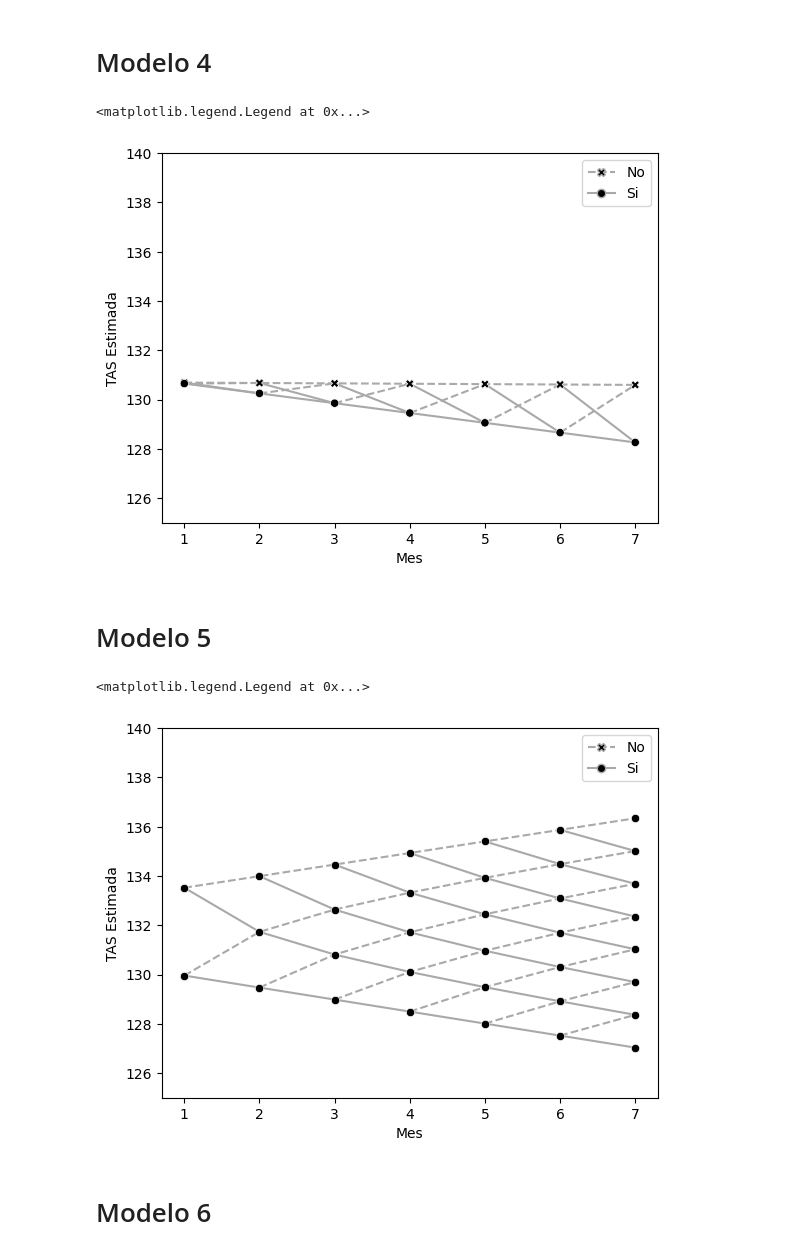
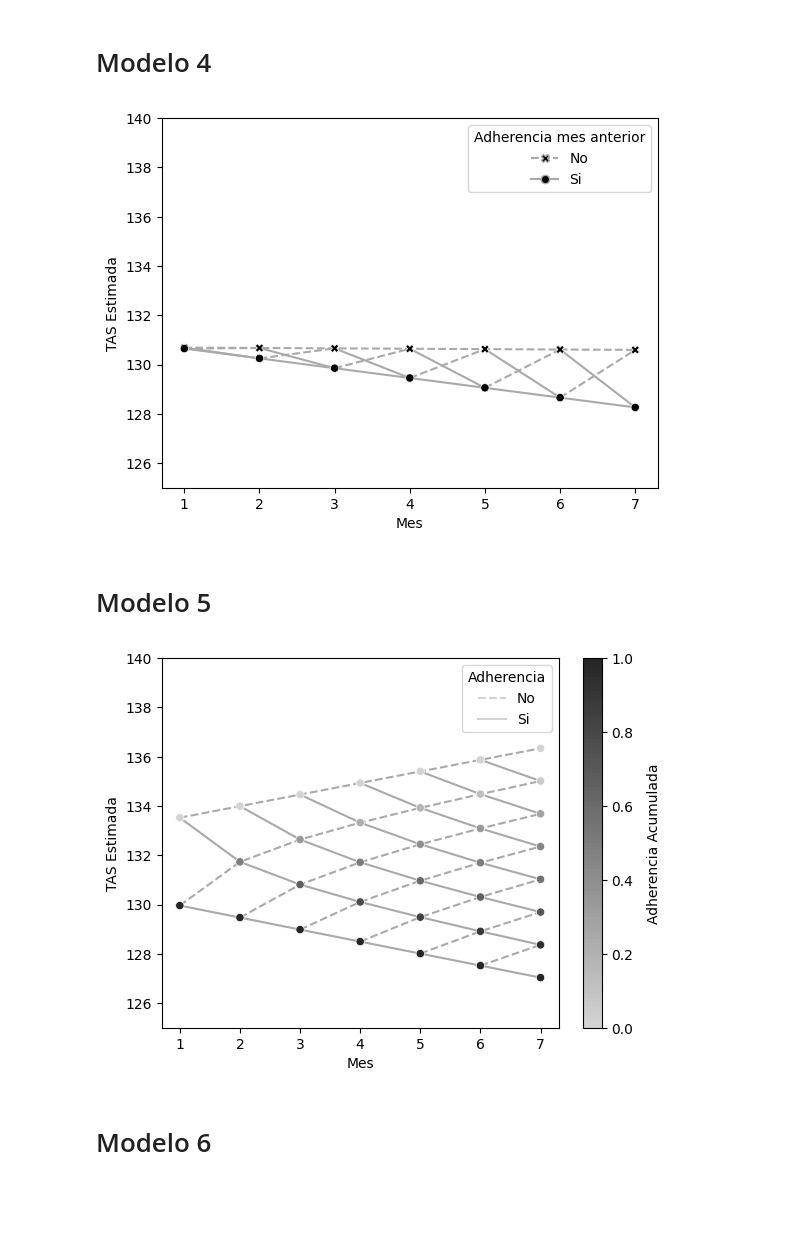
Before and after one commit to ecometto94/Tesis, a Jupyter notebook: Sintaxis/Análisis Inferencial_R.ipynb, the cells around one changed output. Saved outputs shown, nothing was run; the diff lists cells and outputs as text; code cells hidden in the pictures; blank space fills up the shorter version.

```diff
--- a/Sintaxis/Análisis Inferencial_R.ipynb
+++ b/Sintaxis/Análisis Inferencial_R.ipynb
@@ -372,10 +380,11 @@ sns.lineplot(
 
 plt.ylim(YLIM)
 plt.ylabel("TAS Estimada")
-plt.legend(handles=handles)
+plt.legend(handles=handles, title="Adherencia mes anterior")
+
+plt.savefig(f"{PATH_TO_IMG}/modelo_4.png", bbox_inches='tight')
 # %% [output]
-<matplotlib.legend.Legend at 0x...>
-[figure, old version]
+[figure, new version]
 # %% [markdown]
 # Modelo 5
 # %%
@@ -416,38 +425,43 @@ lines_df_5["Estimated"] = get_predictions(modelo_5, lines_df_5)
 # %%
 sns.scatterplot(
     data=scatter_df_5,
     x="Mes",
     y="Estimated",
     color="black",
-    zorder=2
+    zorder=2,
+    hue="Adherencia_Acumulada",
+    palette=sorted(sns.color_palette("dark:lightgrey", n_colors=scatter_df_5["Adherencia_Acumulada"].nunique()), reverse=True)
 )
 sns.lineplot(
     data=dashed_lines_df_5,
     x="Mes",
     y="Estimated",
     hue="id",
     linestyle="--",
-    # palette=sorted(sns.color_palette("dark:lightgrey", n_colors=dashed_lines_df_5["id"].nunique()), reverse=True),
-    palette=["darkgrey"] * lines_df_4["id"].nunique(),
+    palette=["darkgrey"] * dashed_lines_df_5["id"].nunique(),
     zorder=1
 )
 sns.lineplot(
     data=lines_df_5,
     x="Mes",
     y="Estimated",
     hue="id",
     linestyle="-",
-    # palette=sorted(sns.color_palette("dark:lightgrey", n_colors=dashed_lines_df_5["id"].nunique()), reverse=False),
-    palette=["darkgrey"] * lines_df_4["id"].nunique(),
+    palette=["darkgrey"] * lines_df_5["id"].nunique(),
     zorder=1
 )
 
 plt.ylim(YLIM)
 plt.ylabel("TAS Estimada")
-plt.legend(handles=handles)
+plt.legend(handles=handles_5, title="Adherencia")
+
+cmap = ListedColormap(sorted(sns.color_palette("dark:lightgrey", n_colors=100), reverse=True))
+colorbar = plt.colorbar(plt.cm.ScalarMappable(cmap=cmap))
+colorbar.ax.set_ylabel('Adherencia Acumulada', rotation=90, labelpad=10)
+
+plt.savefig(f"{PATH_TO_IMG}/modelo_5.png", bbox_inches='tight')
 # %% [output]
-<matplotlib.legend.Legend at 0x...>
-[figure, old version]
+[figure, new version]
 # %% [markdown]
 # Modelo 6
 # %%
```
Also changed, not shown: parts of 8 cells of this notebook, 6 other files.
